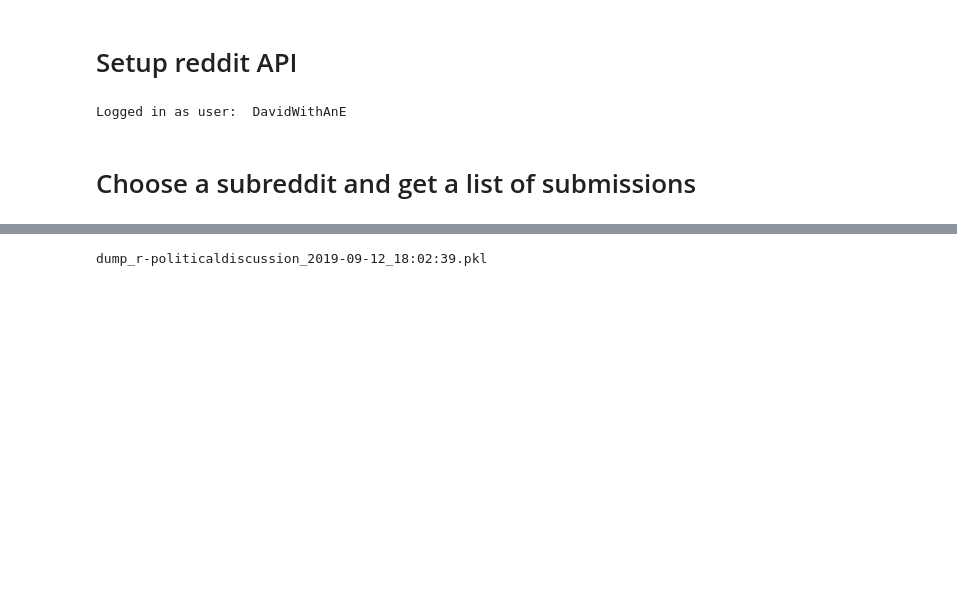
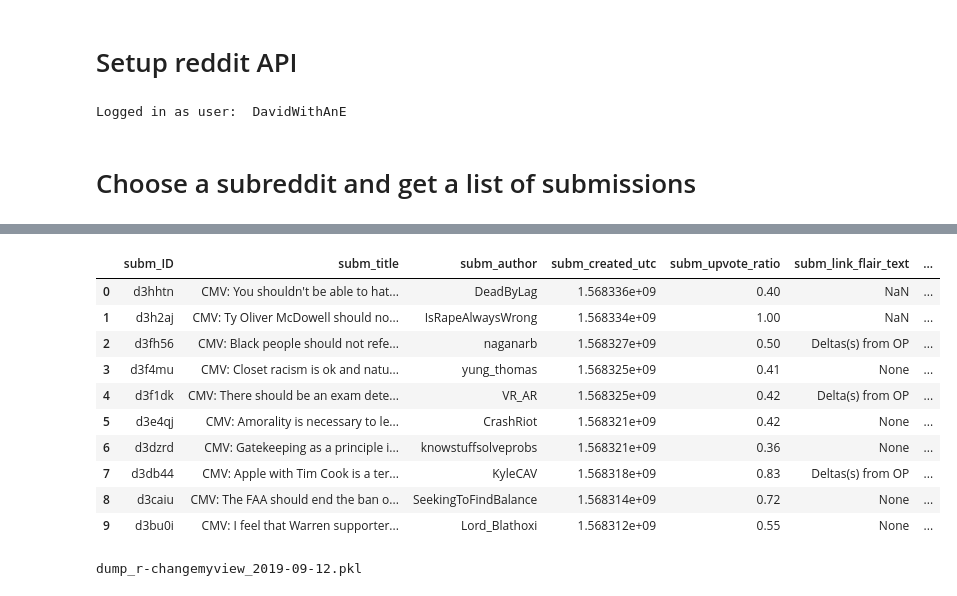
Before and after one commit to dmartizzi/populareddit, a Jupyter notebook: controversit-notebook.ipynb, the cells around one changed output, grey strips where cells are left out. Cells and saved outputs as stored; diff of their text form; code cells hidden in the pictures; blank space fills up the shorter version.

```diff
--- a/controversit-notebook.ipynb
+++ b/controversit-notebook.ipynb
@@ -99,11 +105,13 @@ def submission_data_to_dframe(sorting_scheme,n_subm=100):
     return df
 # %%
 # Choose a subreddit and a number of submissions
-subreddit_name = "politicaldiscussion"
+
+#subreddit_name = "politicaldiscussion"
+#subreddit_name = "amitheasshole"
+subreddit_name = "changemyview"
+
 n_subm = 100
 
 subreddit_obj = reddit.subreddit(subreddit_name)
 
 subm_data = submission_data_to_dframe(subreddit_obj.new,n_subm=n_subm)
-
-display(subm_data)
@@ -129,15 +118,27 @@ display(subm_data)
+# %%
+# Display dataframe
+subm_data.head(10)
+# %% [output]
+|  | subm_ID | subm_title | subm_author | subm_created_utc | subm_upvote_ratio | subm_link_flair_text | ... |
+| 0 | d3hhtn | CMV: You shouldn't be able to hat... | DeadByLag | 1.568336e+09 | 0.40 | NaN | ... |
+| 1 | d3h2aj | CMV: Ty Oliver McDowell should no... | IsRapeAlwaysWrong | 1.568334e+09 | 1.00 | NaN | ... |
+| 2 | d3fh56 | CMV: Black people should not refe... | naganarb | 1.568327e+09 | 0.50 | Deltas(s) from OP | ... |
+| 3 | d3f4mu | CMV: Closet racism is ok and natu... | yung_thomas | 1.568325e+09 | 0.41 | None | ... |
+| 4 | d3f1dk | CMV: There should be an exam dete... | VR_AR | 1.568325e+09 | 0.42 | Delta(s) from OP | ... |
+| 5 | d3e4qj | CMV: Amorality is necessary to le... | CrashRiot | 1.568321e+09 | 0.42 | None | ... |
+| 6 | d3dzrd | CMV: Gatekeeping as a principle i... | knowstuffsolveprobs | 1.568321e+09 | 0.36 | None | ... |
+| 7 | d3db44 | CMV: Apple with Tim Cook is a ter... | KyleCAV | 1.568318e+09 | 0.83 | Deltas(s) from OP | ... |
+| 8 | d3caiu | CMV: The FAA should end the ban o... | SeekingToFindBalance | 1.568314e+09 | 0.72 | None | ... |
+| 9 | d3bu0i | CMV: I feel that Warren supporter... | Lord_Blathoxi | 1.568312e+09 | 0.55 | None | ... |
 # %%
-import time
-import datetime
-
 # Save the data
 timestamp = time.time()
 dati = datetime.datetime.fromtimestamp(timestamp)
 da = str(dati)[0:10]
 ti = str(dati)[11:19]
 
-fname = "dump_r-"+subreddit_name+"_"+da+"_"+ti+".pkl"
+fname = "dump_r-"+subreddit_name+"_"+da+".pkl"
 print(fname)
 subm_data.to_pickle(fname)
 # %% [output]
-dump_r-politicaldiscussion_2019-09-12_18:02:39.pkl
+dump_r-changemyview_2019-09-12.pkl
```
Also changed, not shown: parts of 4 cells of this notebook.
